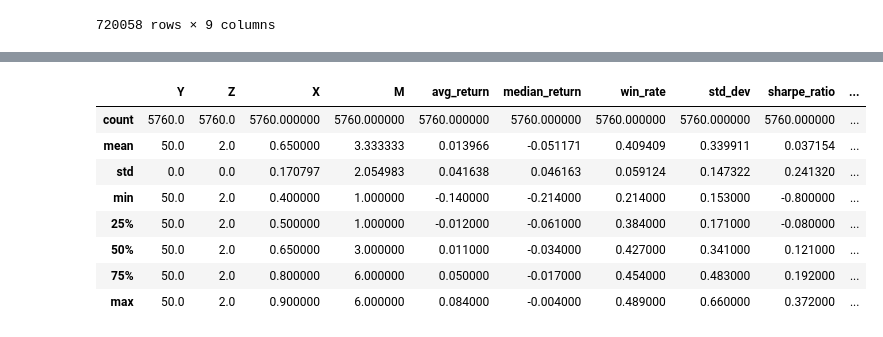
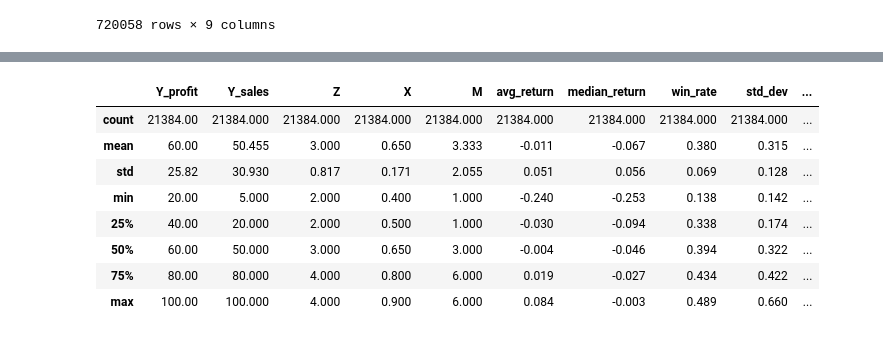
Before and after one commit to Izumighj/Quantitative-Analysis-RA-, a Jupyter notebook: stragety.ipynb, the cells around one changed output, grey strips where cells are left out. Saved outputs shown, nothing was run; the diff lists cells and outputs as text; code cells hidden in the pictures.

```diff
--- a/stragety.ipynb
+++ b/stragety.ipynb
@@ -227,9 +238,9 @@ print(f"--- 准备对 {len(df)} 行数据进行参数扫描 ---")
 
 # --- 1. 定义参数网格 ---
 param_grid = {
-    "Y_PROFIT_GROWTH": [20.0, 30.0, 50.0,60,70,80,90,100],
-    "Y_SALES_GROWTH": [10.0, 20.0,30,40,50,60,70,80,90,100],
-    "Z_QUARTERS": [2],
+    "Y_PROFIT_GROWTH": [20.0, 30.0, 40.0, 50.0, 60, 70, 80, 90, 100],
+    "Y_SALES_GROWTH": [5.0, 10.0, 20.0,30,40,50,60,70,80,90,100],
+    "Z_QUARTERS": [2,3,4],
     "X_INDUSTRY_PCT": [0.4, 0.5, 0.6, 0.7,0.8,0.9],
     "M_MONTHS": [1, 3, 6],
     # 【修改】增加 'PROFIT_ONLY' 和 'SALES_ONLY'
@@ -321,7 +332,7 @@ for Y_profit, Y_sales, Z, X, GROWTH_LOGIC in tqdm(param_combinations, desc="Scan
         # 如果这个 (Y, Z, X, Logic) 组合没产生任何信号，就为所有的 M 记录空结果
         for M in param_grid["M_MONTHS"]:
             all_results.append({
-                "Y": Y, "Z": Z, "X": X, "M": M, "Logic": GROWTH_LOGIC,
+                "Y_profit": Y_profit, "Y_sales": Y_sales, "Z": Z, "X": X, "M": M, "Logic": GROWTH_LOGIC, # <--- 已修复
                 "avg_return": np.nan, "median_return": np.nan, "win_rate": np.nan,
                 "std_dev": np.nan, "sharpe_ratio": np.nan, "num_signals": 0
             })
@@ -366,7 +377,7 @@ for Y_profit, Y_sales, Z, X, GROWTH_LOGIC in tqdm(param_combinations, desc="Scan
 
         # 记录结果
         all_results.append({
-            "Y": Y, "Z": Z, "X": X, "M": M, "Logic": GROWTH_LOGIC,
+            "Y_profit": Y_profit, "Y_sales": Y_sales, "Z": Z, "X": X, "M": M, "Logic": GROWTH_LOGIC, # <--- 已修复
             "avg_return": avg_return,
             "median_return": median_return,
             "win_rate": win_rate,
@@ -375,6 +386,7 @@ for Y_profit, Y_sales, Z, X, GROWTH_LOGIC in tqdm(param_combinations, desc="Scan
             "num_signals": num_signals
         })
 
+        '''
         if num_signals > 0 and not pd.isna(avg_return) and avg_return > 0.05:
 
             # 1. 定义文件夹和文件名
@@ -411,7 +423,7 @@ for Y_profit, Y_sales, Z, X, GROWTH_LOGIC in tqdm(param_combinations, desc="Scan
 
             # 3. 关闭图表，释放内存 (非常重要!)
             plt.close()
-
+        '''
 
 # --- 6. 汇总所有结果 ---
 print("\n--- 自动化参数扫描完成 ---")
@@ -444,12 +456,12 @@ display(results_df) # 在 ipynb 中， display() 比 print() 更漂亮
 # %%
-results_df.describe()
+results_df.describe().round(3)
 # %% [output]
-|  | Y | Z | X | M | avg_return | median_return | win_rate | std_dev | sharpe_ratio | ... |
-| count | 5760.0 | 5760.0 | 5760.000000 | 5760.000000 | 5760.000000 | 5760.000000 | 5760.000000 | 5760.000000 | 5760.000000 | ... |
-| mean | 50.0 | 2.0 | 0.650000 | 3.333333 | 0.013966 | -0.051171 | 0.409409 | 0.339911 | 0.037154 | ... |
-| std | 0.0 | 0.0 | 0.170797 | 2.054983 | 0.041638 | 0.046163 | 0.059124 | 0.147322 | 0.241320 | ... |
-| min | 50.0 | 2.0 | 0.400000 | 1.000000 | -0.140000 | -0.214000 | 0.214000 | 0.153000 | -0.800000 | ... |
-| 25% | 50.0 | 2.0 | 0.500000 | 1.000000 | -0.012000 | -0.061000 | 0.384000 | 0.171000 | -0.080000 | ... |
-| 50% | 50.0 | 2.0 | 0.650000 | 3.000000 | 0.011000 | -0.034000 | 0.427000 | 0.341000 | 0.121000 | ... |
-| 75% | 50.0 | 2.0 | 0.800000 | 6.000000 | 0.050000 | -0.017000 | 0.454000 | 0.483000 | 0.192000 | ... |
-| max | 50.0 | 2.0 | 0.900000 | 6.000000 | 0.084000 | -0.004000 | 0.489000 | 0.660000 | 0.372000 | ... |
+|  | Y_profit | Y_sales | Z | X | M | avg_return | median_return | win_rate | std_dev | ... |
+| count | 21384.00 | 21384.000 | 21384.000 | 21384.000 | 21384.000 | 21384.000 | 21384.000 | 21384.000 | 21384.000 | ... |
+| mean | 60.00 | 50.455 | 3.000 | 0.650 | 3.333 | -0.011 | -0.067 | 0.380 | 0.315 | ... |
+| std | 25.82 | 30.930 | 0.817 | 0.171 | 2.055 | 0.051 | 0.056 | 0.069 | 0.128 | ... |
+| min | 20.00 | 5.000 | 2.000 | 0.400 | 1.000 | -0.240 | -0.253 | 0.138 | 0.142 | ... |
+| 25% | 40.00 | 20.000 | 2.000 | 0.500 | 1.000 | -0.030 | -0.094 | 0.338 | 0.174 | ... |
+| 50% | 60.00 | 50.000 | 3.000 | 0.650 | 3.000 | -0.004 | -0.046 | 0.394 | 0.322 | ... |
+| 75% | 80.00 | 80.000 | 4.000 | 0.800 | 6.000 | 0.019 | -0.027 | 0.434 | 0.422 | ... |
+| max | 100.00 | 100.000 | 4.000 | 0.900 | 6.000 | 0.084 | -0.003 | 0.489 | 0.660 | ... |
```
Also changed, not shown: parts of 12 cells of this notebook, 3 other files.
